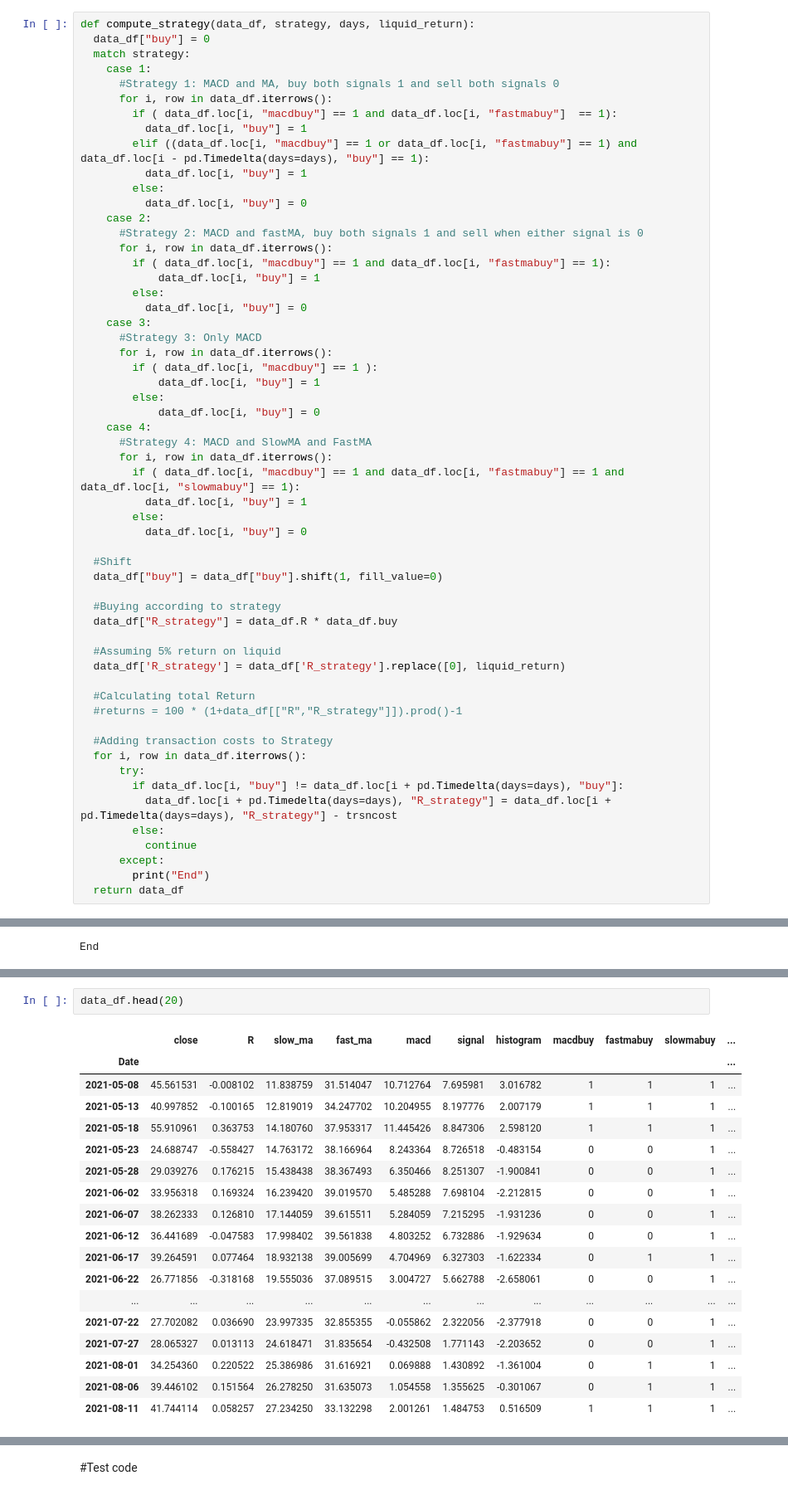
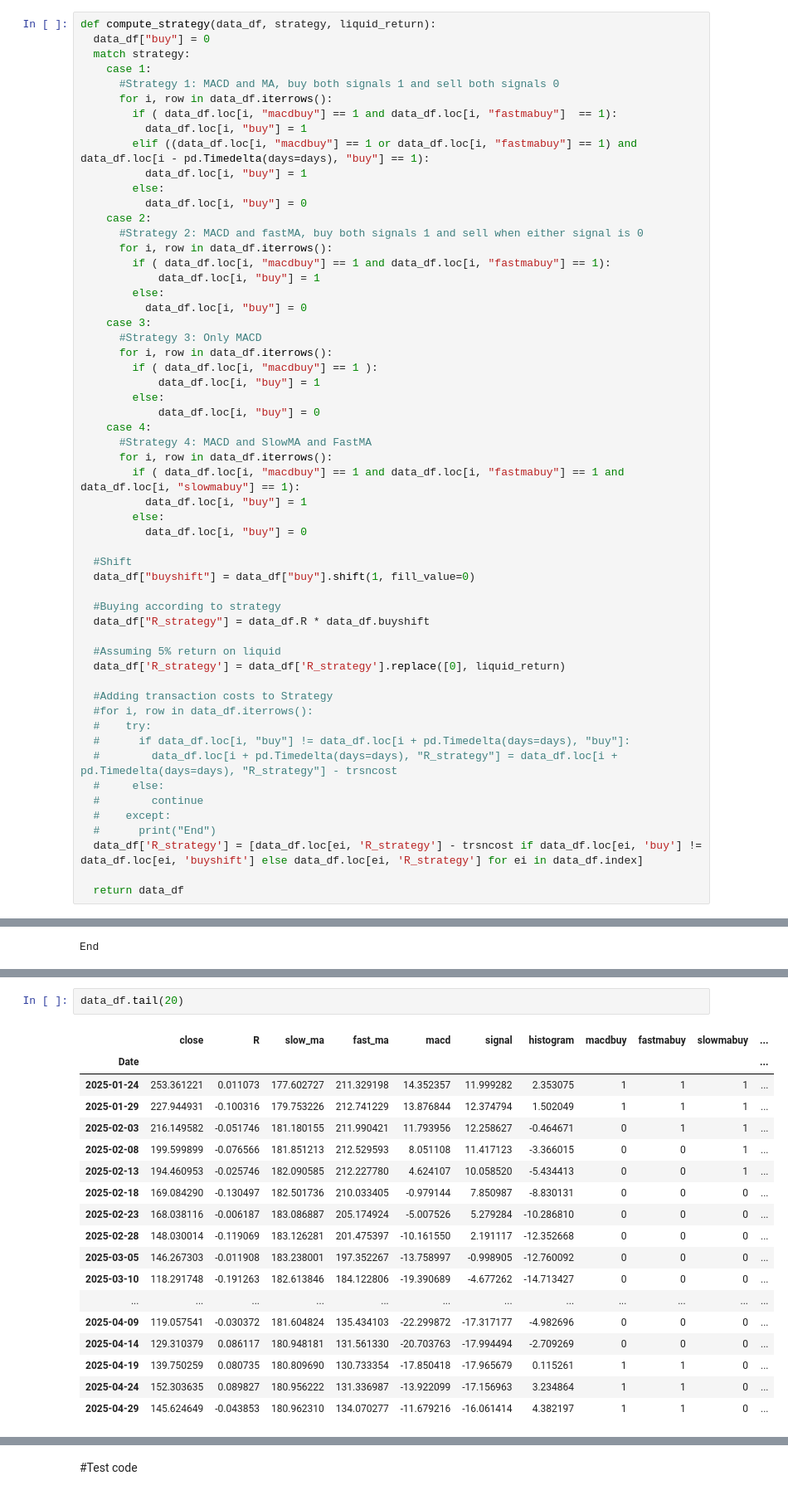
Before and after one commit to GalindoD/Backtesting_crypto, a Jupyter notebook: Backtester_Python.ipynb, the cells around one changed output, grey strips where cells are left out. Shown at 83% size. Saved outputs shown, nothing was run; the diff lists cells and outputs as text.

```diff
--- a/Backtester_Python.ipynb
+++ b/Backtester_Python.ipynb
@@ -98,7 +118,7 @@ def signalcompute(data_df):
       )
   return data_df
 # %%
-def compute_strategy(data_df, strategy, days, liquid_return):
+def compute_strategy(data_df, strategy, liquid_return):
   data_df["buy"] = 0
   match strategy:
     case 1:
@@ -133,26 +153,25 @@ def compute_strategy(data_df, strategy, days, liquid_return):
           data_df.loc[i, "buy"] = 0
 
   #Shift
-  data_df["buy"] = data_df["buy"].shift(1, fill_value=0)
+  data_df["buyshift"] = data_df["buy"].shift(1, fill_value=0)
 
   #Buying according to strategy
-  data_df["R_strategy"] = data_df.R * data_df.buy
+  data_df["R_strategy"] = data_df.R * data_df.buyshift
 
   #Assuming 5% return on liquid
   data_df['R_strategy'] = data_df['R_strategy'].replace([0], liquid_return)
 
-  #Calculating total Return
-  #returns = 100 * (1+data_df[["R","R_strategy"]]).prod()-1
+  #Adding transaction costs to Strategy
+  #for i, row in data_df.iterrows():
+  #    try:
+  #      if data_df.loc[i, "buy"] != data_df.loc[i + pd.Timedelta(days=days), "buy"]:
+  #        data_df.loc[i + pd.Timedelta(days=days), "R_strategy"] = data_df.loc[i + pd.Timedelta(days=days), "R_strategy"] - trsncost
+  #     else:
+  #        continue
+  #    except:
+  #      print("End")
+  data_df['R_strategy'] = [data_df.loc[ei, 'R_strategy'] - trsncost if data_df.loc[ei, 'buy'] != data_df.loc[ei, 'buyshift'] else data_df.loc[ei, 'R_strategy'] for ei in data_df.index]
 
-  #Adding transaction costs to Strategy
-  for i, row in data_df.iterrows():
-      try:
-        if data_df.loc[i, "buy"] != data_df.loc[i + pd.Timedelta(days=days), "buy"]:
-          data_df.loc[i + pd.Timedelta(days=days), "R_strategy"] = data_df.loc[i + pd.Timedelta(days=days), "R_strategy"] - trsncost
-        else:
-          continue
-      except:
-        print("End")
   return data_df
 # %% [markdown]
 #Main Cell for declaring variables and strategies
@@ -459,26 +461,26 @@ px.line(100 * (1 + data_df[["R","R_strategy"]]).cumprod(), title=f"Total Return:
 # %% [output]
 [interactive output not drawn]
 # %%
-data_df.head(20)
+data_df.tail(20)
 # %% [output]
 |  | close | R | slow_ma | fast_ma | macd | signal | histogram | macdbuy | fastmabuy | slowmabuy | ... |
 | Date |  |  |  |  |  |  |  |  |  |  | ... |
-| 2021-05-08 | 45.561531 | -0.008102 | 11.838759 | 31.514047 | 10.712764 | 7.695981 | 3.016782 | 1 | 1 | 1 | ... |
-| 2021-05-13 | 40.997852 | -0.100165 | 12.819019 | 34.247702 | 10.204955 | 8.197776 | 2.007179 | 1 | 1 | 1 | ... |
-| 2021-05-18 | 55.910961 | 0.363753 | 14.180760 | 37.953317 | 11.445426 | 8.847306 | 2.598120 | 1 | 1 | 1 | ... |
-| 2021-05-23 | 24.688747 | -0.558427 | 14.763172 | 38.166964 | 8.243364 | 8.726518 | -0.483154 | 0 | 0 | 1 | ... |
-| 2021-05-28 | 29.039276 | 0.176215 | 15.438438 | 38.367493 | 6.350466 | 8.251307 | -1.900841 | 0 | 0 | 1 | ... |
-| 2021-06-02 | 33.956318 | 0.169324 | 16.239420 | 39.019570 | 5.485288 | 7.698104 | -2.212815 | 0 | 0 | 1 | ... |
-| 2021-06-07 | 38.262333 | 0.126810 | 17.144059 | 39.615511 | 5.284059 | 7.215295 | -1.931236 | 0 | 0 | 1 | ... |
-| 2021-06-12 | 36.441689 | -0.047583 | 17.998402 | 39.561838 | 4.803252 | 6.732886 | -1.929634 | 0 | 0 | 1 | ... |
-| 2021-06-17 | 39.264591 | 0.077464 | 18.932138 | 39.005699 | 4.704969 | 6.327303 | -1.622334 | 0 | 1 | 1 | ... |
-| 2021-06-22 | 26.771856 | -0.318168 | 19.555036 | 37.089515 | 3.004727 | 5.662788 | -2.658061 | 0 | 0 | 1 | ... |
+| 2025-01-24 | 253.361221 | 0.011073 | 177.602727 | 211.329198 | 14.352357 | 11.999282 | 2.353075 | 1 | 1 | 1 | ... |
+| 2025-01-29 | 227.944931 | -0.100316 | 179.753226 | 212.741229 | 13.876844 | 12.374794 | 1.502049 | 1 | 1 | 1 | ... |
+| 2025-02-03 | 216.149582 | -0.051746 | 181.180155 | 211.990421 | 11.793956 | 12.258627 | -0.464671 | 0 | 1 | 1 | ... |
+| 2025-02-08 | 199.599899 | -0.076566 | 181.851213 | 212.529593 | 8.051108 | 11.417123 | -3.366015 | 0 | 0 | 1 | ... |
+| 2025-02-13 | 194.460953 | -0.025746 | 182.090585 | 212.227780 | 4.624107 | 10.058520 | -5.434413 | 0 | 0 | 1 | ... |
+| 2025-02-18 | 169.084290 | -0.130497 | 182.501736 | 210.033405 | -0.979144 | 7.850987 | -8.830131 | 0 | 0 | 0 | ... |
+| 2025-02-23 | 168.038116 | -0.006187 | 183.086887 | 205.174924 | -5.007526 | 5.279284 | -10.286810 | 0 | 0 | 0 | ... |
+| 2025-02-28 | 148.030014 | -0.119069 | 183.126281 | 201.475397 | -10.161550 | 2.191117 | -12.352668 | 0 | 0 | 0 | ... |
+| 2025-03-05 | 146.267303 | -0.011908 | 183.238001 | 197.352267 | -13.758997 | -0.998905 | -12.760092 | 0 | 0 | 0 | ... |
+| 2025-03-10 | 118.291748 | -0.191263 | 182.613846 | 184.122806 | -19.390689 | -4.677262 | -14.713427 | 0 | 0 | 0 | ... |
 | ... | ... | ... | ... | ... | ... | ... | ... | ... | ... | ... | ... |
-| 2021-07-22 | 27.702082 | 0.036690 | 23.997335 | 32.855355 | -0.055862 | 2.322056 | -2.377918 | 0 | 0 | 1 | ... |
-| 2021-07-27 | 28.065327 | 0.013113 | 24.618471 | 31.835654 | -0.432508 | 1.771143 | -2.203652 | 0 | 0 | 1 | ... |
-| 2021-08-01 | 34.254360 | 0.220522 | 25.386986 | 31.616921 | 0.069888 | 1.430892 | -1.361004 | 0 | 1 | 1 | ... |
-| 2021-08-06 | 39.446102 | 0.151564 | 26.278250 | 31.635073 | 1.054558 | 1.355625 | -0.301067 | 0 | 1 | 1 | ... |
-| 2021-08-11 | 41.744114 | 0.058257 | 27.234250 | 33.132298 | 2.001261 | 1.484753 | 0.516509 | 1 | 1 | 1 | ... |
+| 2025-04-09 | 119.057541 | -0.030372 | 181.604824 | 135.434103 | -22.299872 | -17.317177 | -4.982696 | 0 | 0 | 0 | ... |
+| 2025-04-14 | 129.310379 | 0.086117 | 180.948181 | 131.561330 | -20.703763 | -17.994494 | -2.709269 | 0 | 0 | 0 | ... |
+| 2025-04-19 | 139.750259 | 0.080735 | 180.809690 | 130.733354 | -17.850418 | -17.965679 | 0.115261 | 1 | 1 | 0 | ... |
+| 2025-04-24 | 152.303635 | 0.089827 | 180.956222 | 131.336987 | -13.922099 | -17.156963 | 3.234864 | 1 | 1 | 0 | ... |
+| 2025-04-29 | 145.624649 | -0.043853 | 180.962310 | 134.070277 | -11.679216 | -16.061414 | 4.382197 | 1 | 1 | 0 | ... |
 # %%
 last_200 = data_df.tail(200)
 
```
Also changed, not shown: parts of 20 cells of this notebook.
